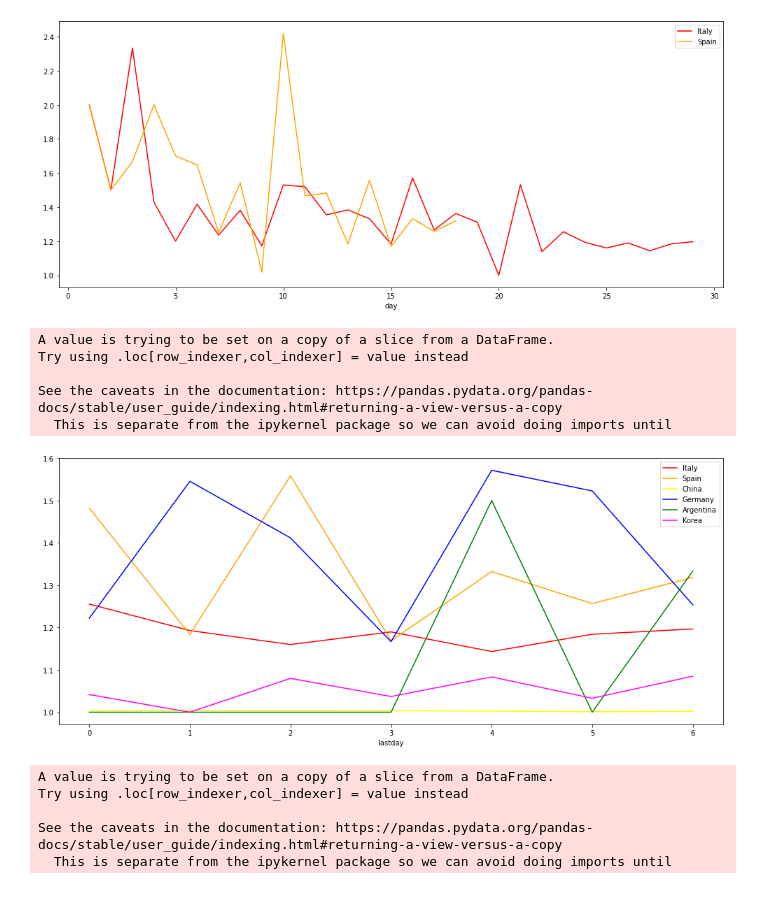
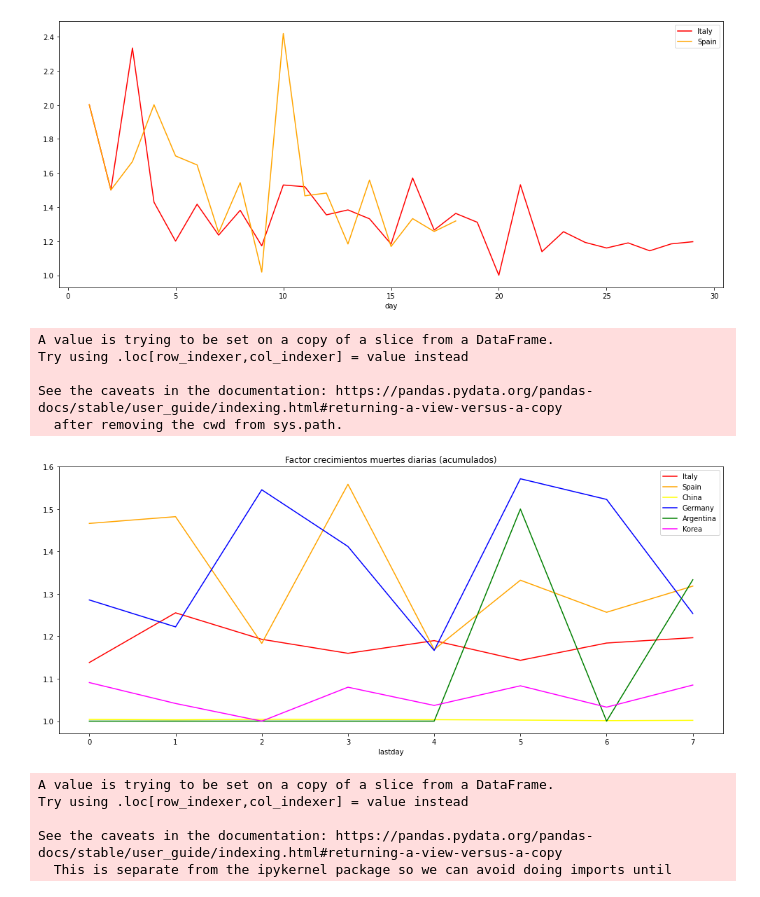
Before and after one commit to nopaixx/covid19, a Jupyter notebook: Covid19 deaths.ipynb, the cells around one changed output. Drawn from its saved outputs; the diff is of its cells as text; code cells hidden in the pictures.

```diff
--- a/Covid19 deaths.ipynb
+++ b/Covid19 deaths.ipynb
@@ -39,7 +39,6 @@ def cases_days(data, country):
     cases = data[(data['Country/Region']==country) & data['Fatalities']!=0].groupby(['Date']).agg({'Fatalities':['sum']})
     cases['day'] = [x for x in range(len(cases.index))]
     cases.columns = ['confirmed-{}'.format(country), 'day']
-    cases.columns
     cases['Factor'] = cases['confirmed-{}'.format(country)]/cases['confirmed-{}'.format(country)].shift(1)
     return cases
 # %%
@@ -124,33 +124,34 @@ def sync_last_days(data, ndays):
     last['lastday'] = [x for x in range(len(last.index))]
     return last.set_index('lastday')
 # %%
-LAST_DAYS = 7
+LAST_DAYS = 8
 fig, (ax1) = plt.subplots(1, 1, figsize=(17,7))
-
+plt.title("Factor crecimientos muertes diarias (acumulados)")
 
 last7_days_it = sync_last_days(italy_cases, LAST_DAYS)
 last7_days_es = sync_last_days(spain_cases, LAST_DAYS)
 last7_days_ger  = sync_last_days(germany_cases, LAST_DAYS)
 last7_days_china =  sync_last_days(china_cases, LAST_DAYS)
 last7_days_arg = sync_last_days(argentina_cases, LAST_DAYS)
 last7_days_ko = sync_last_days(korea_cases, LAST_DAYS)
 
 last7_days_it['Factor'].plot(ax=ax1, color='red')
 last7_days_es['Factor'].plot(ax=ax1, color='orange')
 last7_days_china['Factor'].plot(ax=ax1, color='yellow')
 last7_days_ger['Factor'].plot(ax=ax1, color='blue')
 last7_days_arg['Factor'].plot(ax=ax1, color='green')
 last7_days_ko['Factor'].plot(ax=ax1, color='magenta')
 
 
+
 ax1.legend(["Italy", "Spain", "China", "Germany", "Argentina", "Korea"]);
 # %% [output]
 A value is trying to be set on a copy of a slice from a DataFrame.
 Try using .loc[row_indexer,col_indexer] = value instead
 
 See the caveats in the documentation: https://pandas.pydata.org/pandas-docs/stable/user_guide/indexing.html#returning-a-view-versus-a-copy
-  This is separate from the ipykernel package so we can avoid doing imports until
+  after removing the cwd from sys.path.
-[figure, old version]
+[figure, new version]
 # %%
 LAST_DAYS = 7
 fig, (ax1) = plt.subplots(1, 1, figsize=(17,7))
```
Also changed, not shown: parts of 6 cells of this notebook, 1 other file.
